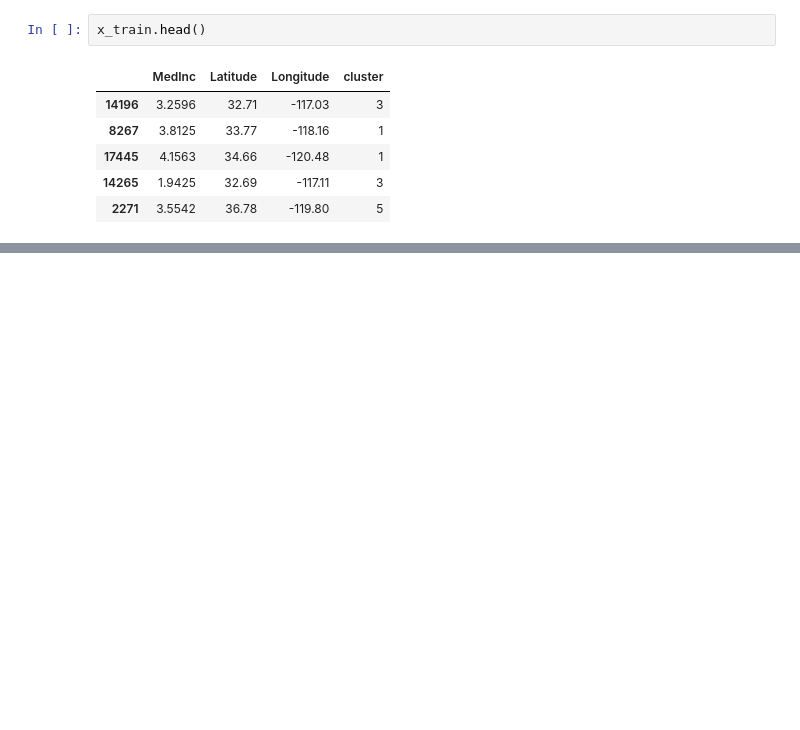
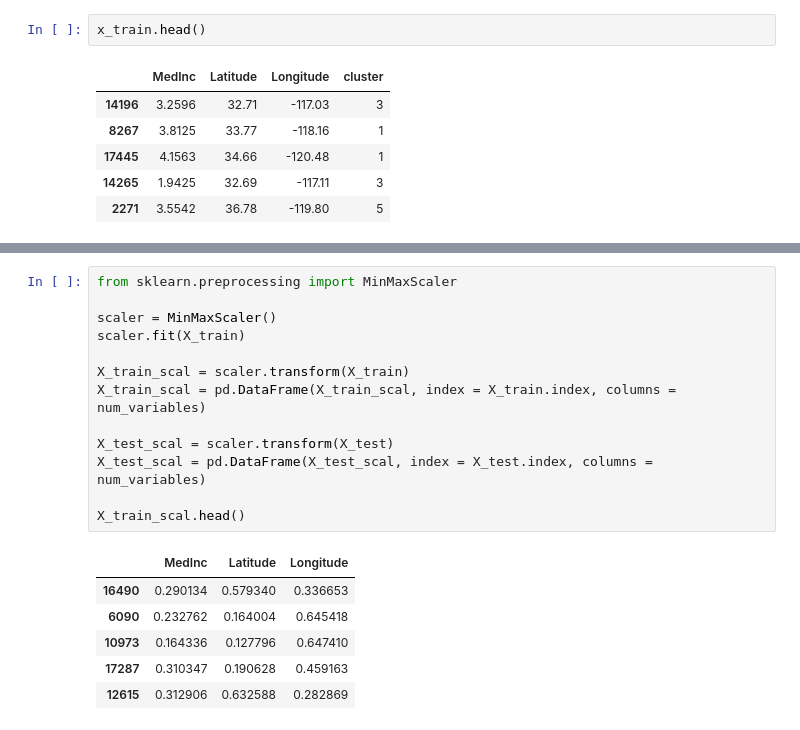
Before and after one commit to emilceinfante/No_Supervisado, a Jupyter notebook: src/explore.ipynb, the cells around one changed output, grey strips where cells are left out. Drawn from its saved outputs; the diff is of its cells as text; blank space fills up the shorter version.

```diff
--- a/src/explore.ipynb
+++ b/src/explore.ipynb
@@ -204,0 +244,20 @@ x_train.head()
+# %%
+from sklearn.preprocessing import MinMaxScaler
+
+scaler = MinMaxScaler()
+scaler.fit(X_train)
+
+X_train_scal = scaler.transform(X_train)
+X_train_scal = pd.DataFrame(X_train_scal, index = X_train.index, columns = num_variables)
+
+X_test_scal = scaler.transform(X_test)
+X_test_scal = pd.DataFrame(X_test_scal, index = X_test.index, columns = num_variables)
+
+X_train_scal.head()
+# %% [output]
+|  | MedInc | Latitude | Longitude |
+| 16490 | 0.290134 | 0.579340 | 0.336653 |
+| 6090 | 0.232762 | 0.164004 | 0.645418 |
+| 10973 | 0.164336 | 0.127796 | 0.647410 |
+| 17287 | 0.310347 | 0.190628 | 0.459163 |
+| 12615 | 0.312906 | 0.632588 | 0.282869 |
```
Also changed, not shown: parts of 21 cells of this notebook, 1 other file.
